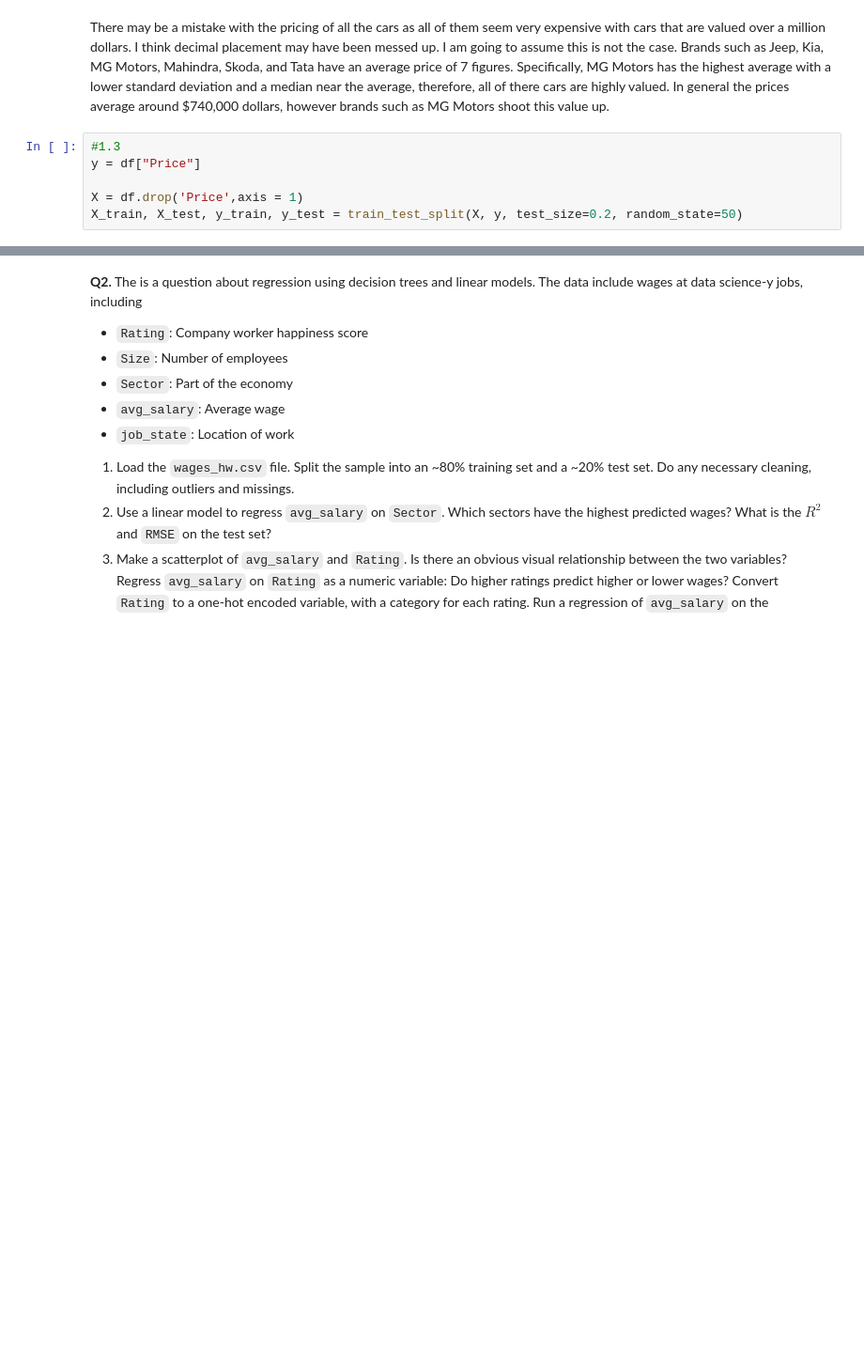
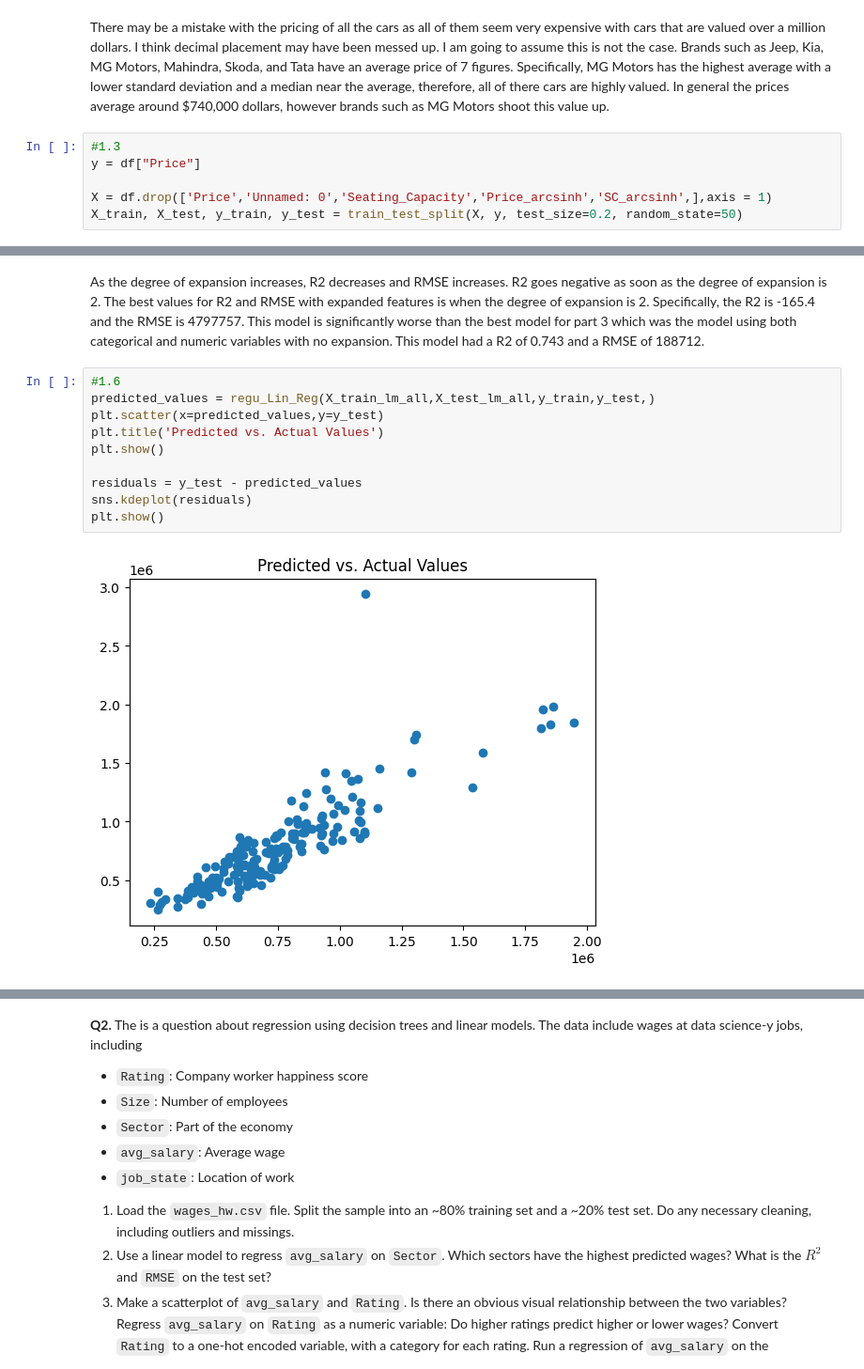
Before and after one commit to ShivamPatel26684/assignment4, a Jupyter notebook: assignment4.ipynb, the cells around one changed output, grey strips where cells are left out. Shown at 94% size. Saved outputs shown, nothing was run; the diff lists cells and outputs as text; blank space fills up the shorter version.

```diff
--- a/assignment4.ipynb
+++ b/assignment4.ipynb
@@ -172,5 +173,5 @@ There may be a mistake with the pricing of all the cars as all of them seem very
 #1.3
 y = df["Price"]
 
-X = df.drop('Price',axis = 1)
+X = df.drop(['Price','Unnamed: 0','Seating_Capacity','Price_arcsinh','SC_arcsinh',],axis = 1)
 X_train, X_test, y_train, y_test = train_test_split(X, y, test_size=0.2, random_state=50)
@@ -268,0 +288,14 @@ Now, let's use a regression tree. Construct an appropriate matrix of regressors/
+# %% [markdown]
+ As the degree of expansion increases, R2 decreases and RMSE increases. R2 goes negative as soon as the degree of expansion is 2. The best values for R2 and RMSE with expanded features is when the degree of expansion is 2. Specifically, the R2 is -165.4 and the RMSE is 4797757. This model is significantly worse than the best model for part 3 which was the model using both categorical and numeric variables with no expansion. This model had a R2 of 0.743 and a RMSE of 188712.
+# %%
+#1.6
+predicted_values = regu_Lin_Reg(X_train_lm_all,X_test_lm_all,y_train,y_test,)
+plt.scatter(x=predicted_values,y=y_test)
+plt.title('Predicted vs. Actual Values')
+plt.show()
+
+residuals = y_test - predicted_values
+sns.kdeplot(residuals)
+plt.show()
+# %% [output]
+[figure, added]
```
Also changed, not shown: parts of 13 cells of this notebook.
